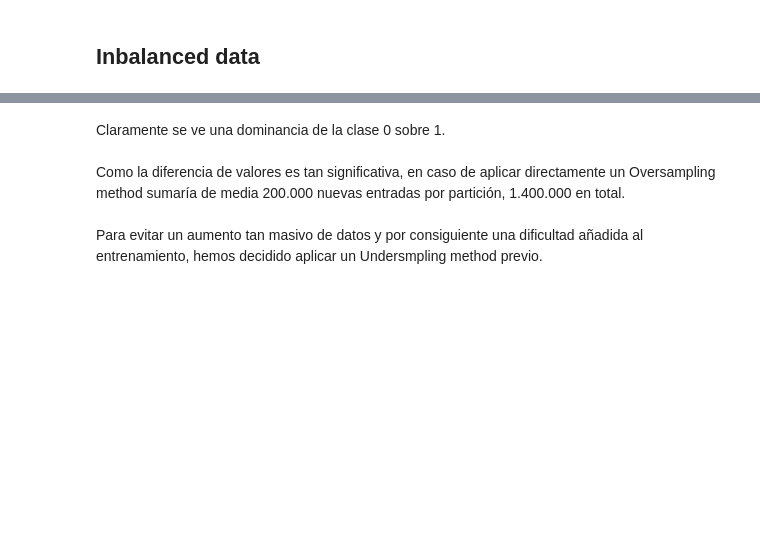
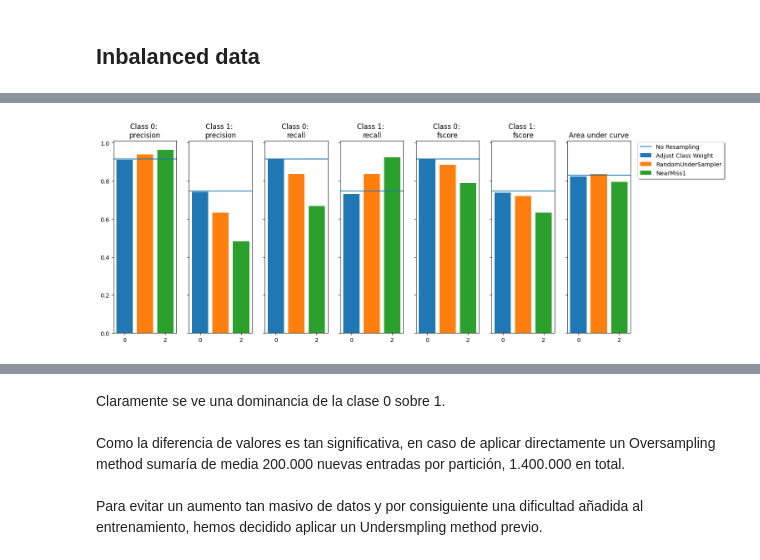
Before and after one commit to kliniik/Practica_AAI_1, a Jupyter notebook: preprocess.ipynb, the cells around one changed output, grey strips where cells are left out. Drawn from its saved outputs; the diff is of its cells as text; code cells hidden in the pictures; blank space fills up the shorter version.

```diff
--- a/preprocess.ipynb
+++ b/preprocess.ipynb
@@ -954,0 +1190,4 @@ print(columnas_seleccionadas)
+# %%
+evaluate_method(results, 'undersample')
+# %% [output]
+[figure, added]
```
Also changed, not shown: parts of 59 cells of this notebook.
